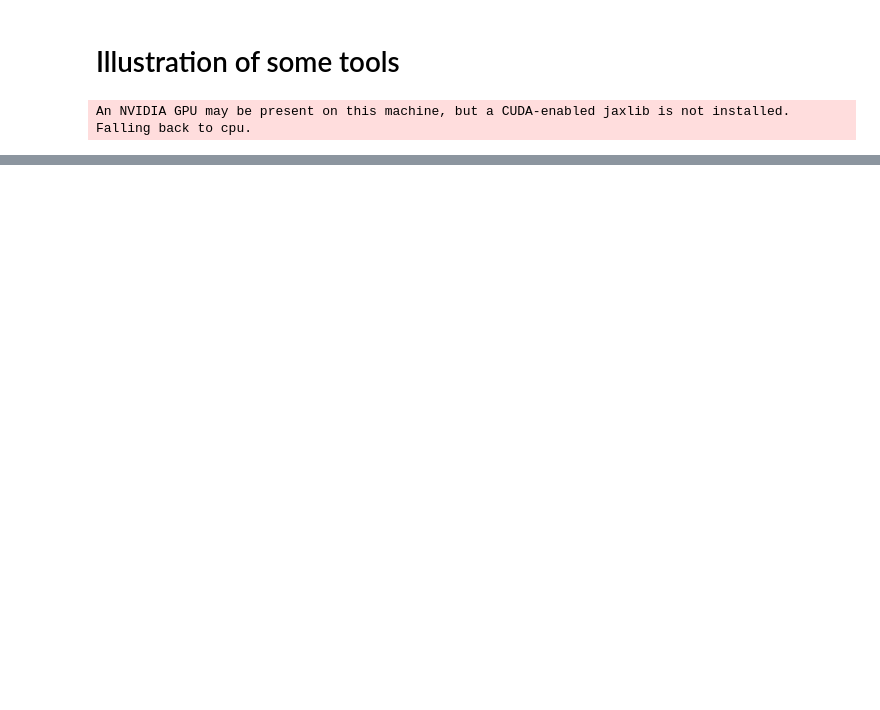
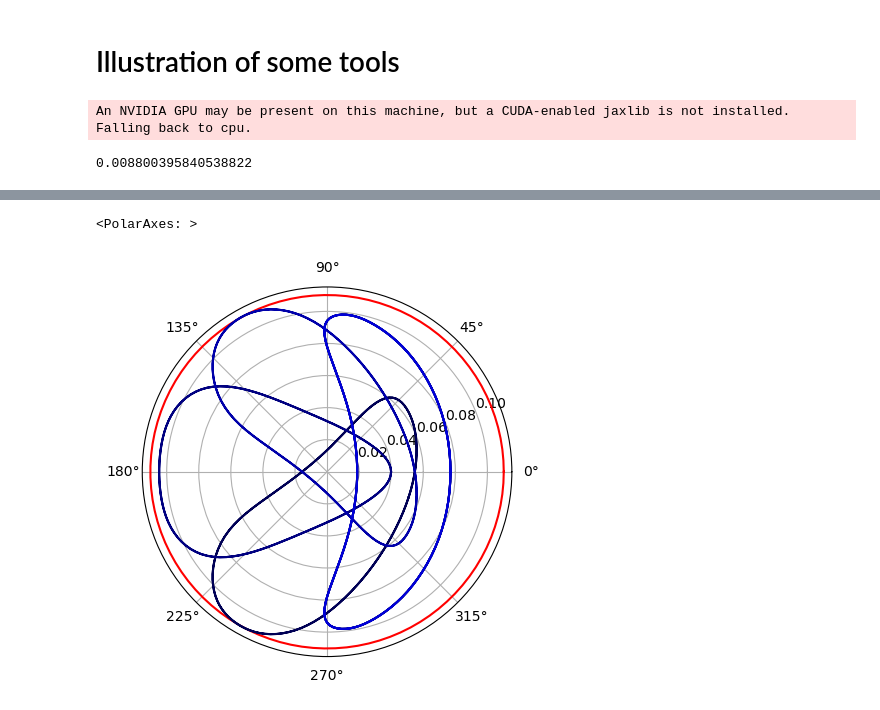
Before and after one commit to rob3315/stellacode, a Jupyter notebook: tutorials/tools_demo.ipynb, the cells around one changed output, grey strips where cells are left out. Saved outputs shown, nothing was run; the diff lists cells and outputs as text; code cells hidden in the pictures; blank space fills up the shorter version.

```diff
--- a/tutorials/tools_demo.ipynb
+++ b/tutorials/tools_demo.ipynb
@@ -63,7 +64,7 @@ surf_coil_0 = CylindricalSurface(
     integration_par=integration_par,
     make_joints=make_joints,
     axis_angle=axis_angle,
-    nfp=surf_plasma.nfp * rotate_diff_current,
+    ncp=surf_plasma.nfp * rotate_diff_current,
 )
 # %%
 surf_coil = Sequential(
@@ -112,6 +113,10 @@ while min_dist < distance + minor_radius*precision:
     )
 
     min_dist = new_surf().get_min_distance(surf_plasma().xyz)
+# %%
+min_dist
+# %% [output]
+0.008800395840538822
 # %%
 # fig = surf_plasma().plotly_plot(reduce_res=1, colormap="Blues", nfp=5)
 fig = go.Figure()
@@ -153,3 +158,8 @@ fig.update_layout(
 fig.show()
 # %% [output]
 [interactive output not drawn]
+# %%
+plot_cross_sections(surf_coil_0, surf_plasma)
+# %% [output]
+<PolarAxes: >
+[figure, added]
```
Also changed, not shown: parts of 3 cells of this notebook, 27 other files.
